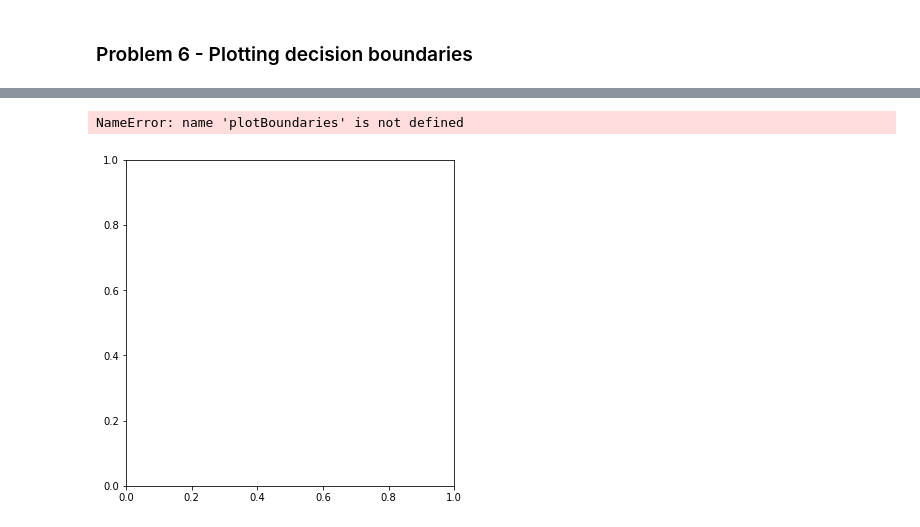
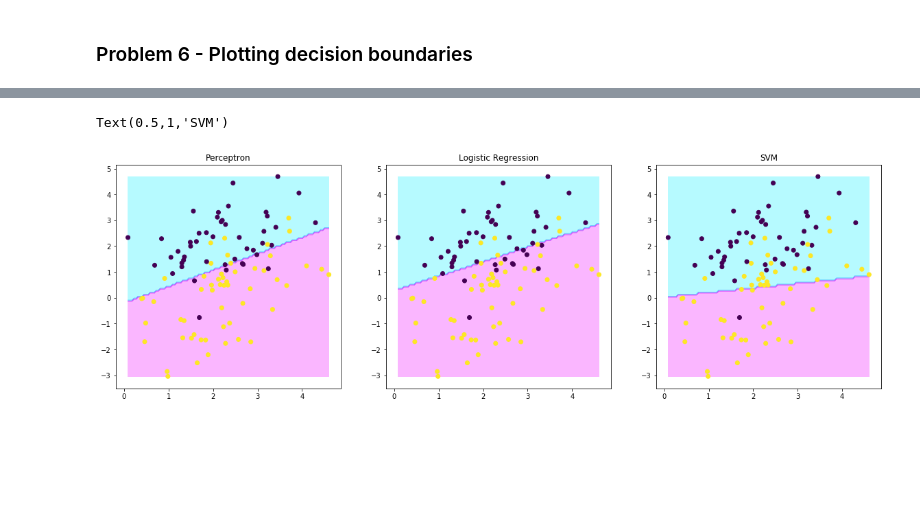
Before and after one commit to NgoHarrison/MachineLearningSpring2019, a Jupyter notebook: PA1Script.ipynb, the cells around one changed output, grey strips where cells are left out. Saved outputs shown, nothing was run; the diff lists cells and outputs as text; code cells hidden in the pictures; blank space fills up the shorter version.

```diff
--- a/PA1Script.ipynb
+++ b/PA1Script.ipynb
@@ -411,26 +414,33 @@ def plotBoundaries(w,X,y):
 # %%
 Xtrain,ytrain, Xtest, ytest = np.load(open('sample.pickle','rb'))
 # add intercept
 Xtrain_i = np.concatenate((np.ones((Xtrain.shape[0],1)), Xtrain), axis=1)
 Xtest_i = np.concatenate((np.ones((Xtest.shape[0],1)), Xtest), axis=1)
 
 # Replace next three lines with code for learning w using the three methods
 w_perceptron = np.zeros((Xtrain_i.shape[1],1))
+soln = minimize(regressionObjVal, w_perceptron, jac=regressionGradient, args=args,method='CG', options=opts)
+w_perceptron = np.transpose(np.array(soln.x))
+
 w_logistic = np.zeros((Xtrain_i.shape[1],1))
-w_svm = np.zeros((Xtrain_i.shape[1],1))
+minimize(logisticObjVal, w_init, jac=logisticGradient, hess=logisticHessian, args=args,method='Newton-CG', options=opts)
+w_logistic = np.transpose(np.array(soln.x))
+w_logistic = np.reshape(w,[len(w),1])
+
+w_svm = trainSGDSVM(Xtrain_i,ytrain,100,0.01)
 fig = plt.figure(figsize=(20,6))
 
 ax = plt.subplot(1,3,1)
 plotBoundaries(w_perceptron,Xtrain_i,ytrain)
 ax.set_title('Perceptron')
 
 ax = plt.subplot(1,3,2)
 plotBoundaries(w_logistic,Xtrain_i,ytrain)
 ax.set_title('Logistic Regression')
 
 ax = plt.subplot(1,3,3)
 plotBoundaries(w_svm,Xtrain_i,ytrain)
 ax.set_title('SVM')
 # %% [output]
-NameError: name 'plotBoundaries' is not defined
+Text(0.5,1,'SVM')
-[figure, old version]
+[figure, new version]
```
Also changed, not shown: parts of 2 cells of this notebook.
